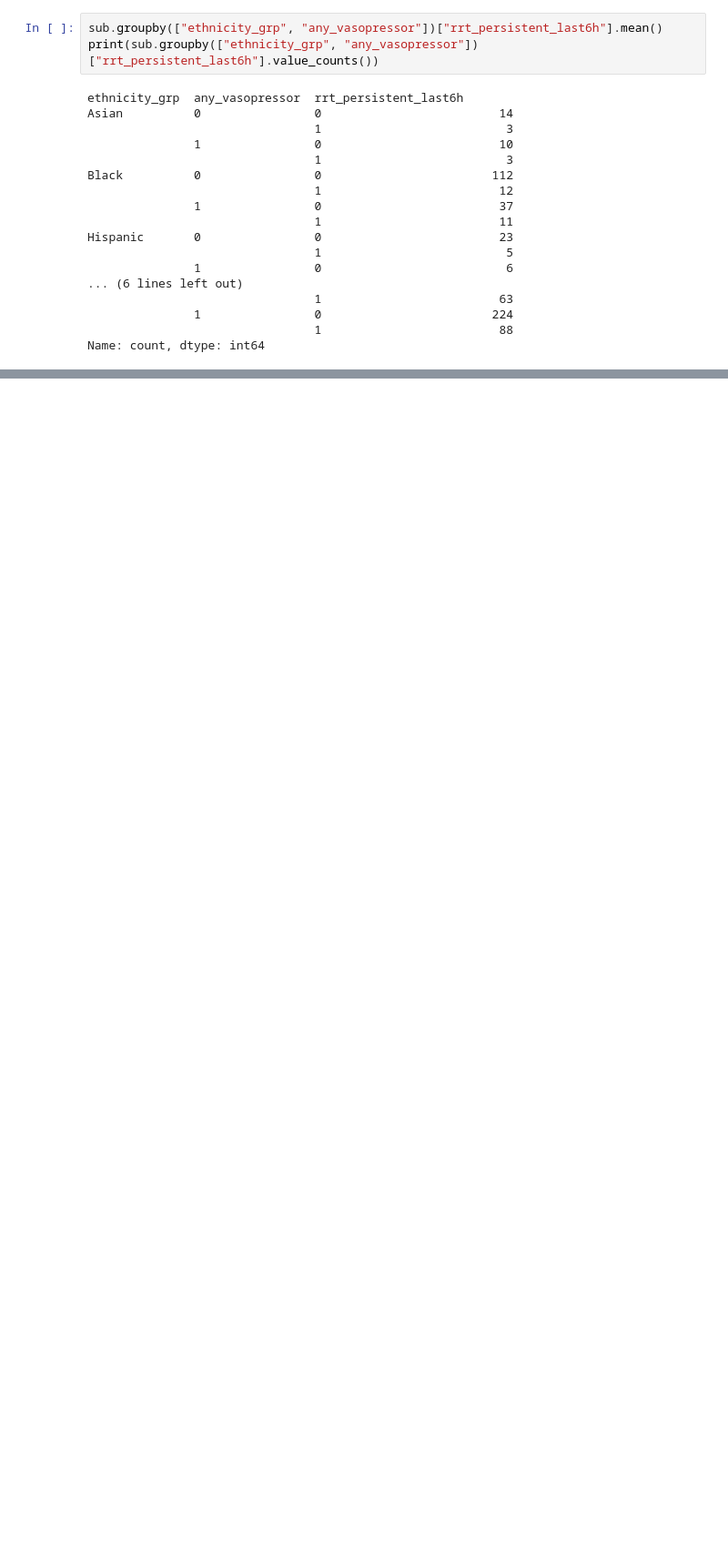
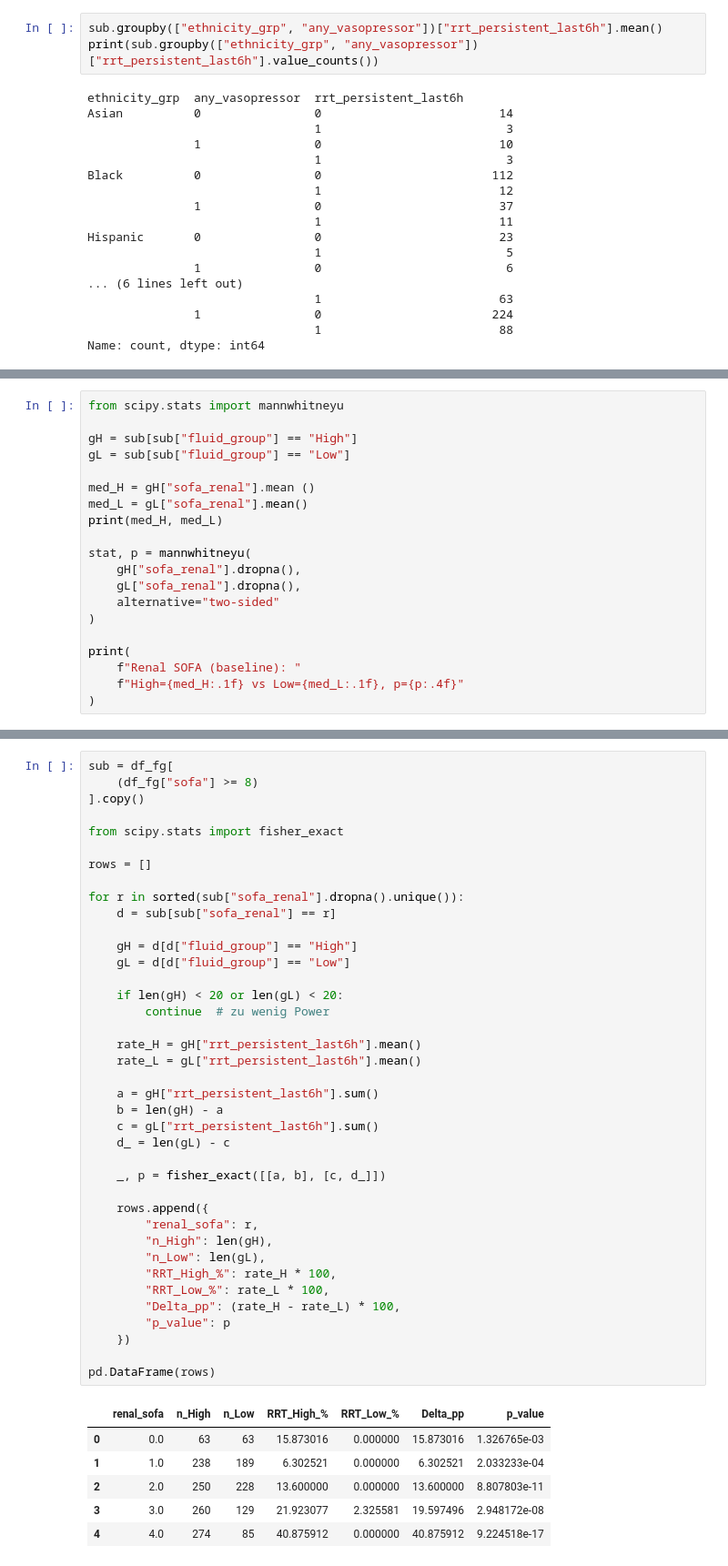
Before and after one commit to SimonKossack/mimiciii-BioMedicalProject, a Jupyter notebook: NierenNotebooks/06.ipynb, the cells around one changed output, grey strips where cells are left out. Shown at 91% size. Cells and saved outputs as stored; diff of their text form; blank space fills up the shorter version.

```diff
--- a/NierenNotebooks/06.ipynb
+++ b/NierenNotebooks/06.ipynb
@@ -175,0 +482,20 @@ Name: count, dtype: int64
+# %%
+from scipy.stats import mannwhitneyu
+
+gH = sub[sub["fluid_group"] == "High"]
+gL = sub[sub["fluid_group"] == "Low"]
+
+med_H = gH["sofa_renal"].mean ()
+med_L = gL["sofa_renal"].mean()
+print(med_H, med_L)
+
+stat, p = mannwhitneyu(
+    gH["sofa_renal"].dropna(),
+    gL["sofa_renal"].dropna(),
+    alternative="two-sided"
+)
+
+print(
+    f"Renal SOFA (baseline): "
+    f"High={med_H:.1f} vs Low={med_L:.1f}, p={p:.4f}"
+)
@@ -175,0 +533,46 @@ Name: count, dtype: int64
+# %%
+sub = df_fg[
+    (df_fg["sofa"] >= 8)
+].copy()
+
+from scipy.stats import fisher_exact
+
+rows = []
+
+for r in sorted(sub["sofa_renal"].dropna().unique()):
+    d = sub[sub["sofa_renal"] == r]
+
+    gH = d[d["fluid_group"] == "High"]
+    gL = d[d["fluid_group"] == "Low"]
+
+    if len(gH) < 20 or len(gL) < 20:
+        continue  # zu wenig Power
+
+    rate_H = gH["rrt_persistent_last6h"].mean()
+    rate_L = gL["rrt_persistent_last6h"].mean()
+
+    a = gH["rrt_persistent_last6h"].sum()
+    b = len(gH) - a
+    c = gL["rrt_persistent_last6h"].sum()
+    d_ = len(gL) - c
+
+    _, p = fisher_exact([[a, b], [c, d_]])
+
+    rows.append({
+        "renal_sofa": r,
+        "n_High": len(gH),
+        "n_Low": len(gL),
+        "RRT_High_%": rate_H * 100,
+        "RRT_Low_%": rate_L * 100,
+        "Delta_pp": (rate_H - rate_L) * 100,
+        "p_value": p
+    })
+
+pd.DataFrame(rows)
+# %% [output]
+|  | renal_sofa | n_High | n_Low | RRT_High_% | RRT_Low_% | Delta_pp | p_value |
+| 0 | 0.0 | 63 | 63 | 15.873016 | 0.000000 | 15.873016 | 1.326765e-03 |
+| 1 | 1.0 | 238 | 189 | 6.302521 | 0.000000 | 6.302521 | 2.033233e-04 |
+| 2 | 2.0 | 250 | 228 | 13.600000 | 0.000000 | 13.600000 | 8.807803e-11 |
+| 3 | 3.0 | 260 | 129 | 21.923077 | 2.325581 | 19.597496 | 2.948172e-08 |
+| 4 | 4.0 | 274 | 85 | 40.875912 | 0.000000 | 40.875912 | 9.224518e-17 |
```
Also changed, not shown: parts of 21 cells of this notebook, 3 other files.
